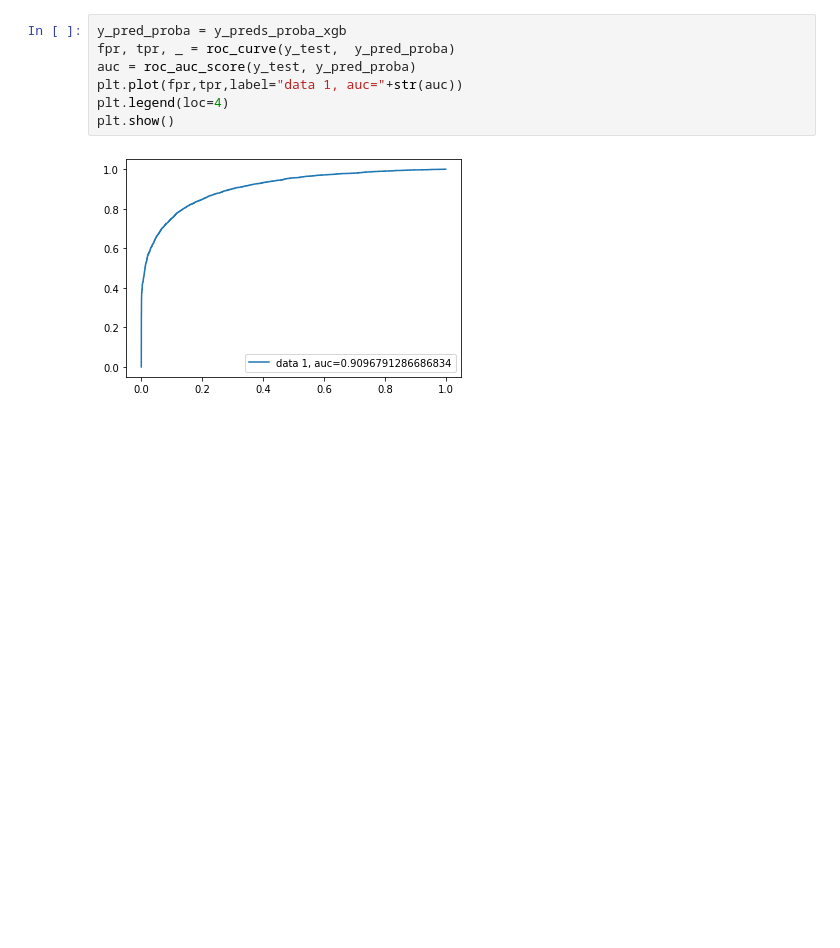
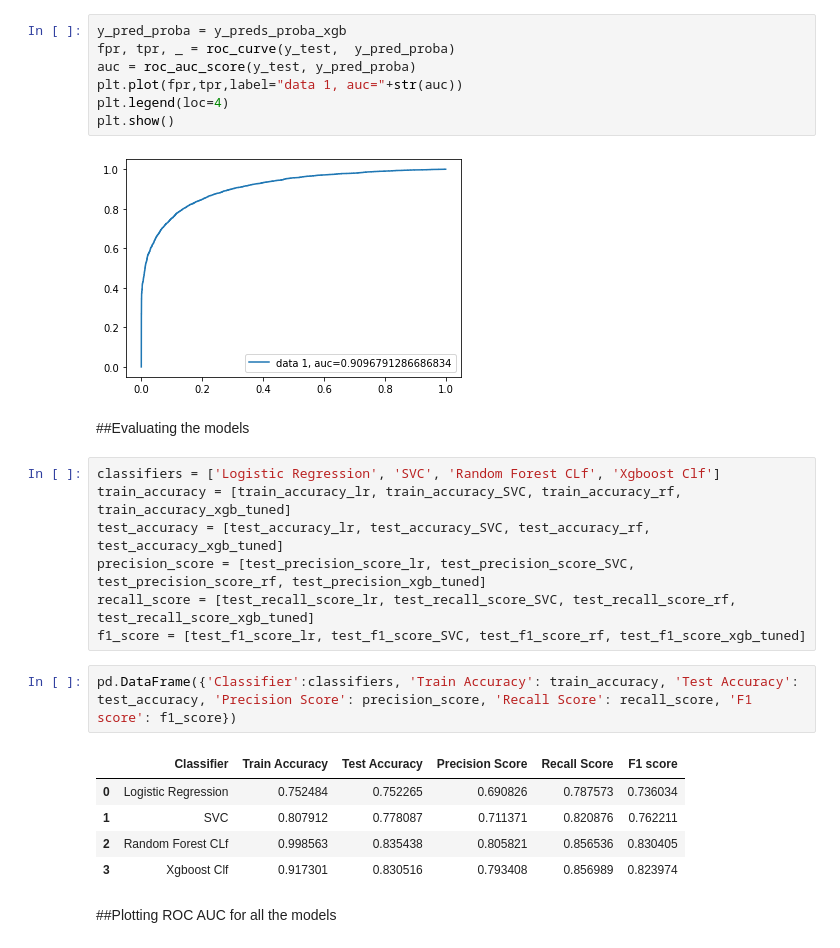
Before and after one commit to Shubham-naik-ai/Credit-Card-Default-Prediction, a Jupyter notebook: Copy_of_Credit_Card_Default_Prediction_Capstone_Project.ipynb, the cells around one changed output. Saved outputs shown, nothing was run; the diff lists cells and outputs as text; blank space fills up the shorter version.

```diff
--- a/Copy_of_Credit_Card_Default_Prediction_Capstone_Project.ipynb
+++ b/Copy_of_Credit_Card_Default_Prediction_Capstone_Project.ipynb
@@ -1207,3 +1207,22 @@ plt.legend(loc=4)
 plt.show()
 # %% [output]
 [figure]
+# %% [markdown]
+##Evaluating the models
+# %%
+classifiers = ['Logistic Regression', 'SVC', 'Random Forest CLf', 'Xgboost Clf']
+train_accuracy = [train_accuracy_lr, train_accuracy_SVC, train_accuracy_rf, train_accuracy_xgb_tuned]
+test_accuracy = [test_accuracy_lr, test_accuracy_SVC, test_accuracy_rf, test_accuracy_xgb_tuned]
+precision_score = [test_precision_score_lr, test_precision_score_SVC, test_precision_score_rf, test_precision_xgb_tuned]
+recall_score = [test_recall_score_lr, test_recall_score_SVC, test_recall_score_rf, test_recall_score_xgb_tuned]
+f1_score = [test_f1_score_lr, test_f1_score_SVC, test_f1_score_rf, test_f1_score_xgb_tuned]
+# %%
+pd.DataFrame({'Classifier':classifiers, 'Train Accuracy': train_accuracy, 'Test Accuracy': test_accuracy, 'Precision Score': precision_score, 'Recall Score': recall_score, 'F1 score': f1_score})
+# %% [output]
+|  | Classifier | Train Accuracy | Test Accuracy | Precision Score | Recall Score | F1 score |
+| 0 | Logistic Regression | 0.752484 | 0.752265 | 0.690826 | 0.787573 | 0.736034 |
+| 1 | SVC | 0.807912 | 0.778087 | 0.711371 | 0.820876 | 0.762211 |
+| 2 | Random Forest CLf | 0.998563 | 0.835438 | 0.805821 | 0.856536 | 0.830405 |
+| 3 | Xgboost Clf | 0.917301 | 0.830516 | 0.793408 | 0.856989 | 0.823974 |
+# %% [markdown]
+##Plotting ROC AUC for all the models
```
Also changed, not shown: parts of 5 cells of this notebook.
